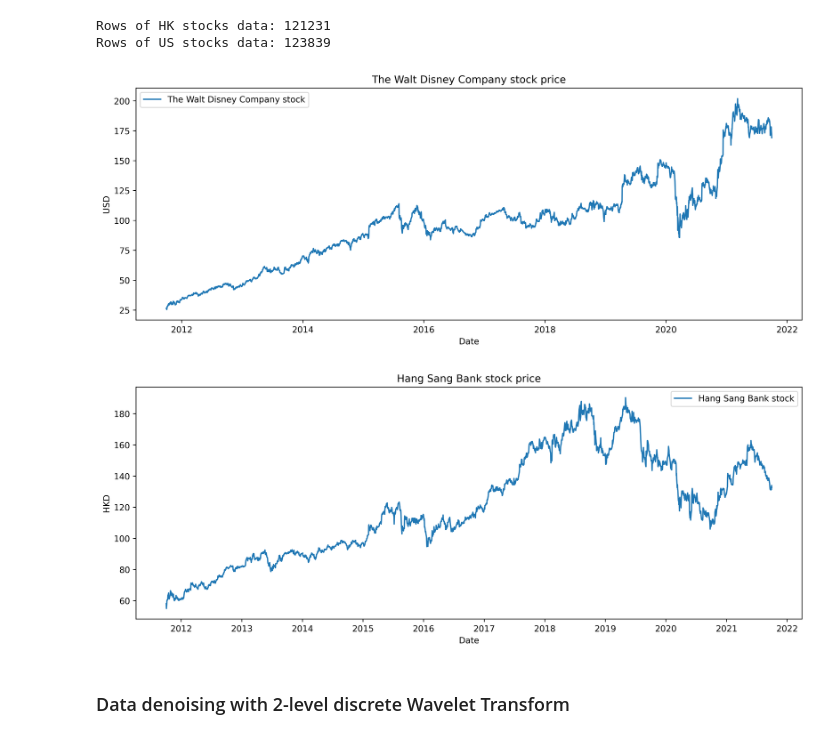
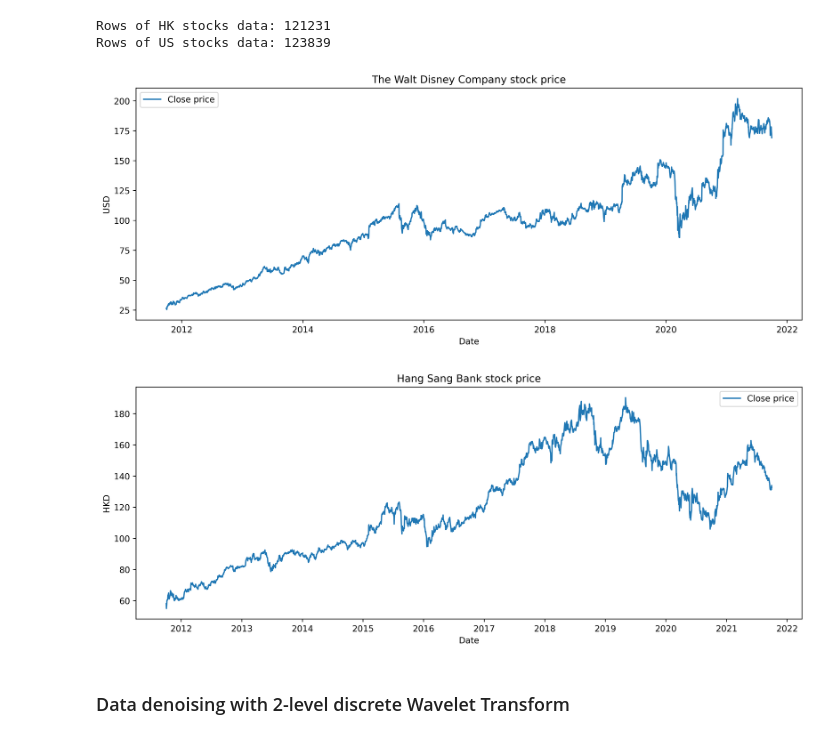
Before and after one commit to wilsonvolker/comparative-study-bgru-gan-model, a Jupyter notebook: 2. Data Processing.ipynb, the cells around one changed output. Cells and saved outputs as stored; diff of their text form; code cells hidden in the pictures.

```diff
--- a/2. Data Processing.ipynb
+++ b/2. Data Processing.ipynb
@@ -80,41 +82,37 @@ print("Rows of US stocks data: " + str(us_stock_row_count))
 Rows of HK stocks data: 121231
 Rows of US stocks data: 123839
 # %%
+def plot_raw_stock_price(stock_id, title, legend_label, y_label):
+    if not isinstance(d[stock_id]["Date"][0], datetime):
+        d[stock_id]["Date"] = d[stock_id]["Date"].apply(parse_string_to_datetime)
+
+    plt.figure(figsize=(14, 5), dpi=500, facecolor="white")
+    plt.plot(d[stock_id]['Date'], d[stock_id]['Close'], label=legend_label)
+    # plt.vlines(date(2016,4, 20), 0, 270, linestyles='--', colors='gray', label='Train/Test data cut-off')
+    plt.xlabel('Date')
+    plt.ylabel(y_label)
+    plt.title(title)
+    plt.legend()
+    create_dir_if_not_exist(DIAGRAMS_PATH)
+    plt.savefig('{}/{}.png'.format(DIAGRAMS_PATH, plt.gca().get_title()))
+    plt.show()
+
 # plot The Walt Disney Company (DIS) stocks price
-DIS = d["DIS"]
-if not isinstance(DIS["Date"][0], datetime):
-    DIS["Date"] = DIS["Date"].apply(parse_string_to_datetime)
+plot_raw_stock_price("DIS",
+                     'The Walt Disney Company stock price',
+                     'Close price',
+                     'USD'
+                )
 
-plt.figure(figsize=(14, 5), dpi=500, facecolor="white")
-plt.plot(DIS['Date'], DIS['Close'], label='The Walt Disney Company stock')
-# plt.vlines(date(2016,4, 20), 0, 270, linestyles='--', colors='gray', label='Train/Test data cut-off')
-plt.xlabel('Date')
-plt.ylabel('USD')
-plt.title('The Walt Disney Company stock price')
-plt.legend()
-create_dir_if_not_exist(DIAGRAMS_PATH)
-plt.savefig('{}/{}.png'.format(DIAGRAMS_PATH, plt.gca().get_title()))
-plt.show()
+# plot 0011.HK stocks price
+plot_raw_stock_price("0011.HK",
+                     'Hang Sang Bank stock price',
+                     'Close price',
+                     "HKD"
+                    )
 # %% [output]
-[figure, old version]
+[figure, new version]
+[figure, added]
-# %%
-# plot 0011.HK stocks price
-HK0011 = d["0011.HK"]
-if not isinstance(HK0011["Date"][0], datetime):
-    HK0011["Date"] = HK0011["Date"].apply(parse_string_to_datetime)
-
-plt.figure(figsize=(14, 5), dpi=500, facecolor="white")
-plt.plot(HK0011['Date'], HK0011['Close'], label='Hang Sang Bank stock')
-# plt.vlines(date(2016,4, 20), 0, 270, linestyles='--', colors='gray', label='Train/Test data cut-off')
-plt.xlabel('Date')
-plt.ylabel('HKD')
-plt.title('Hang Sang Bank stock price')
-plt.legend()
-create_dir_if_not_exist(DIAGRAMS_PATH)
-plt.savefig('{}/{}.png'.format(DIAGRAMS_PATH, plt.gca().get_title()))
-plt.show()
-# %% [output]
-[figure, removed]
 # %% [markdown]
 ### Data denoising with 2-level discrete Wavelet Transform
 # %%
```
Also changed, not shown: parts of 10 cells of this notebook, 13 other files.
